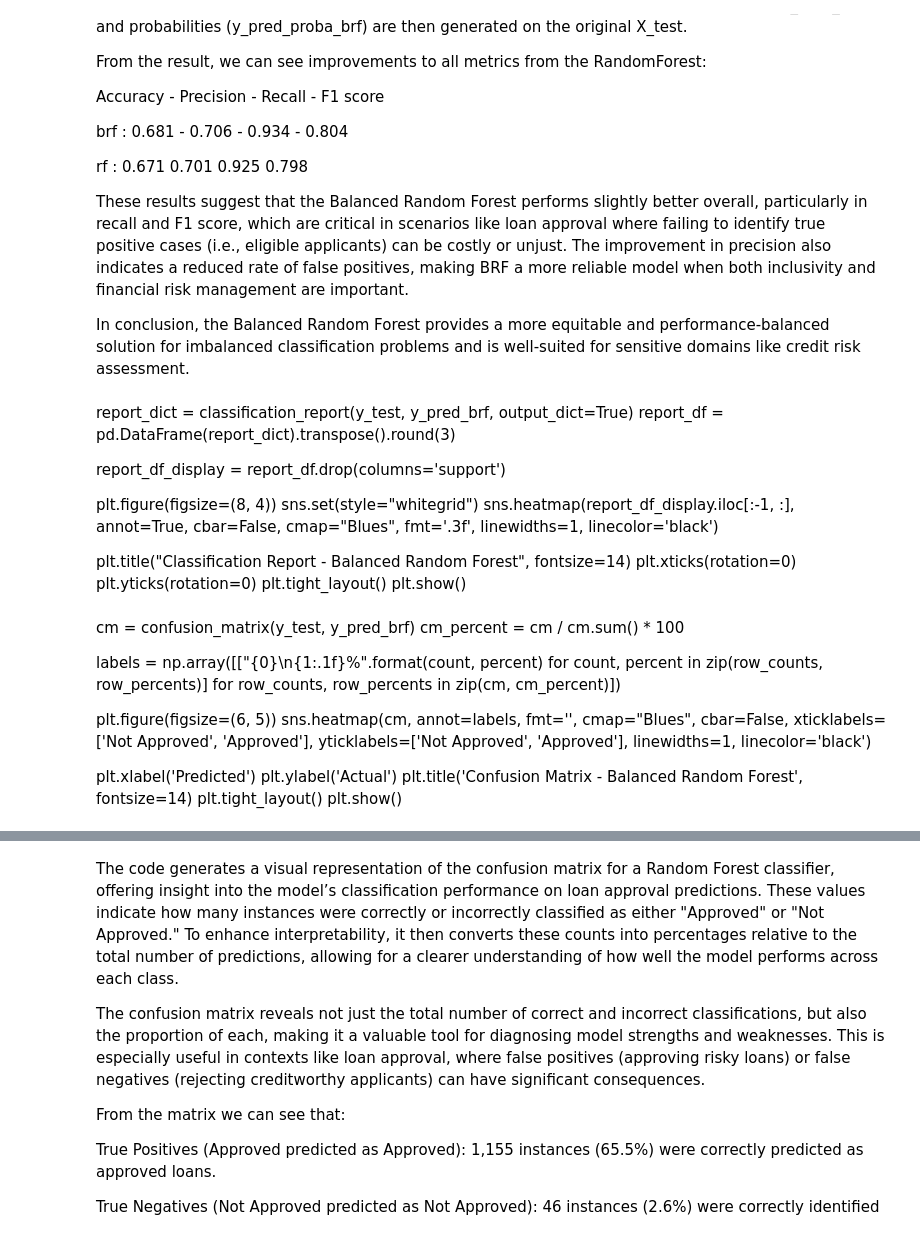
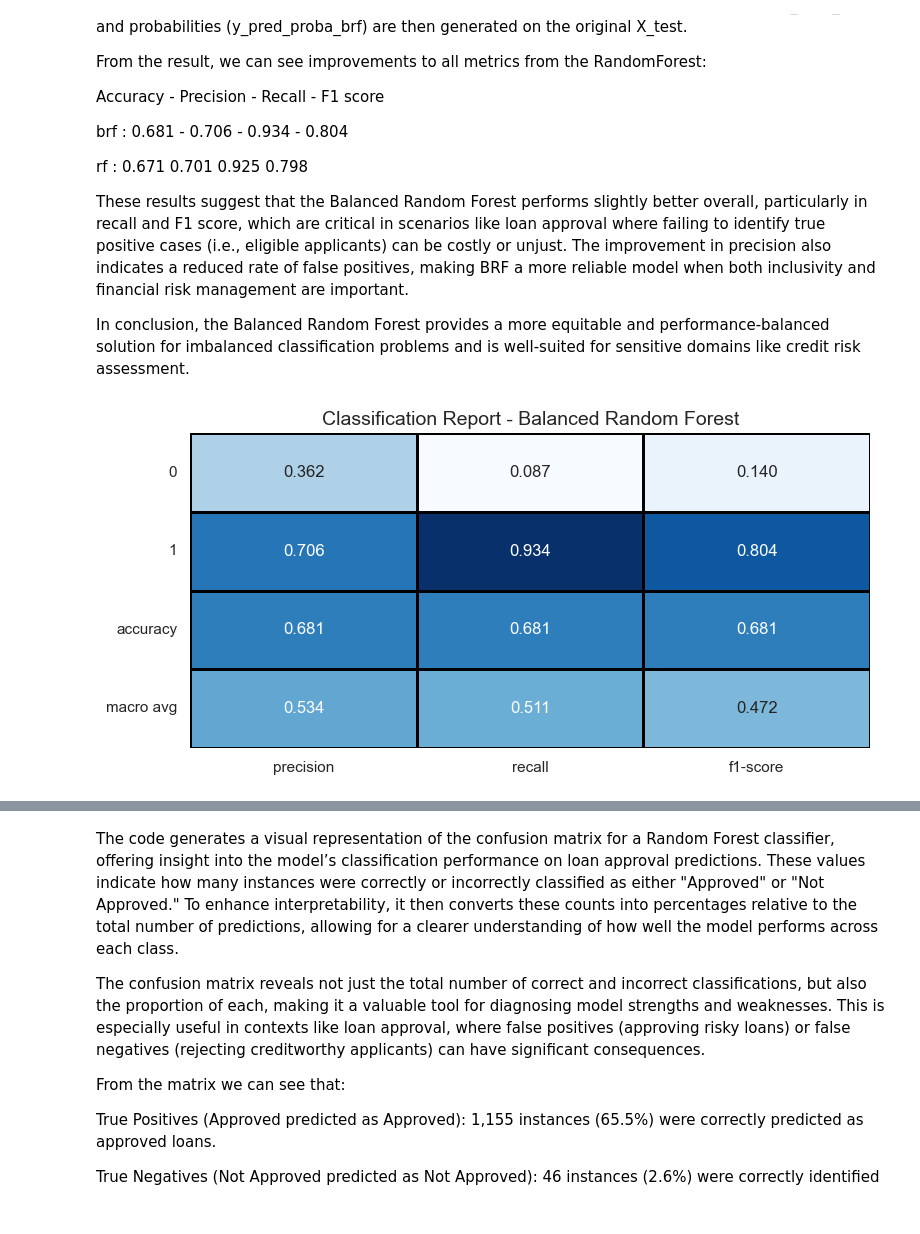
Before and after one commit to sunichayalai/mld2, a Jupyter notebook: loan.ipynb, the cells around one changed output, grey strips where cells are left out. Saved outputs shown, nothing was run; the diff lists cells and outputs as text; code cells hidden in the pictures.

```diff
--- a/loan.ipynb
+++ b/loan.ipynb
@@ -738,39 +750,22 @@ rf : 0.671	0.701	0.925	0.798
 These results suggest that the Balanced Random Forest performs slightly better overall, particularly in recall and F1 score, which are critical in scenarios like loan approval where failing to identify true positive cases (i.e., eligible applicants) can be costly or unjust. The improvement in precision also indicates a reduced rate of false positives, making BRF a more reliable model when both inclusivity and financial risk management are important.
 
 In conclusion, the Balanced Random Forest provides a more equitable and performance-balanced solution for imbalanced classification problems and is well-suited for sensitive domains like credit risk assessment.
-# %% [markdown]
-report_dict = classification_report(y_test, y_pred_brf, output_dict=True)
-report_df = pd.DataFrame(report_dict).transpose().round(3)
-
-report_df_display = report_df.drop(columns='support')
-
-plt.figure(figsize=(8, 4))
-sns.set(style="whitegrid")
-sns.heatmap(report_df_display.iloc[:-1, :],
-            annot=True, cbar=False, cmap="Blues", fmt='.3f',
-            linewidths=1, linecolor='black')
-
-plt.title("Classification Report - Balanced Random Forest", fontsize=14)
-plt.xticks(rotation=0)
-plt.yticks(rotation=0)
-plt.tight_layout()
-plt.show()
-# %% [markdown]
-cm = confusion_matrix(y_test, y_pred_brf)
-cm_percent = cm / cm.sum() * 100
-
-labels = np.array([["{0}\n{1:.1f}%".format(count, percent)
-                    for count, percent in zip(row_counts, row_percents)]
-                   for row_counts, row_percents in zip(cm, cm_percent)])
-
-plt.figure(figsize=(6, 5))
-sns.heatmap(cm, annot=labels, fmt='', cmap="Blues", cbar=False,
-            xticklabels=['Not Approved', 'Approved'],
-            yticklabels=['Not Approved', 'Approved'],
-            linewidths=1, linecolor='black')
-
-plt.xlabel('Predicted')
-plt.ylabel('Actual')
-plt.title('Confusion Matrix - Balanced Random Forest', fontsize=14)
-plt.tight_layout()
-plt.show()
+# %%
+report_dict = classification_report(y_test, y_pred_brf, output_dict=True)
+report_df = pd.DataFrame(report_dict).transpose().round(3)
+
+report_df_display = report_df.drop(columns='support')
+
+plt.figure(figsize=(8, 4))
+sns.set(style="whitegrid")
+sns.heatmap(report_df_display.iloc[:-1, :],
+            annot=True, cbar=False, cmap="Blues", fmt='.3f',
+            linewidths=1, linecolor='black')
+
+plt.title("Classification Report - Balanced Random Forest", fontsize=14)
+plt.xticks(rotation=0)
+plt.yticks(rotation=0)
+plt.tight_layout()
+plt.show()
+# %% [output]
+[figure, added]
```
Also changed, not shown: parts of 12 cells of this notebook.
